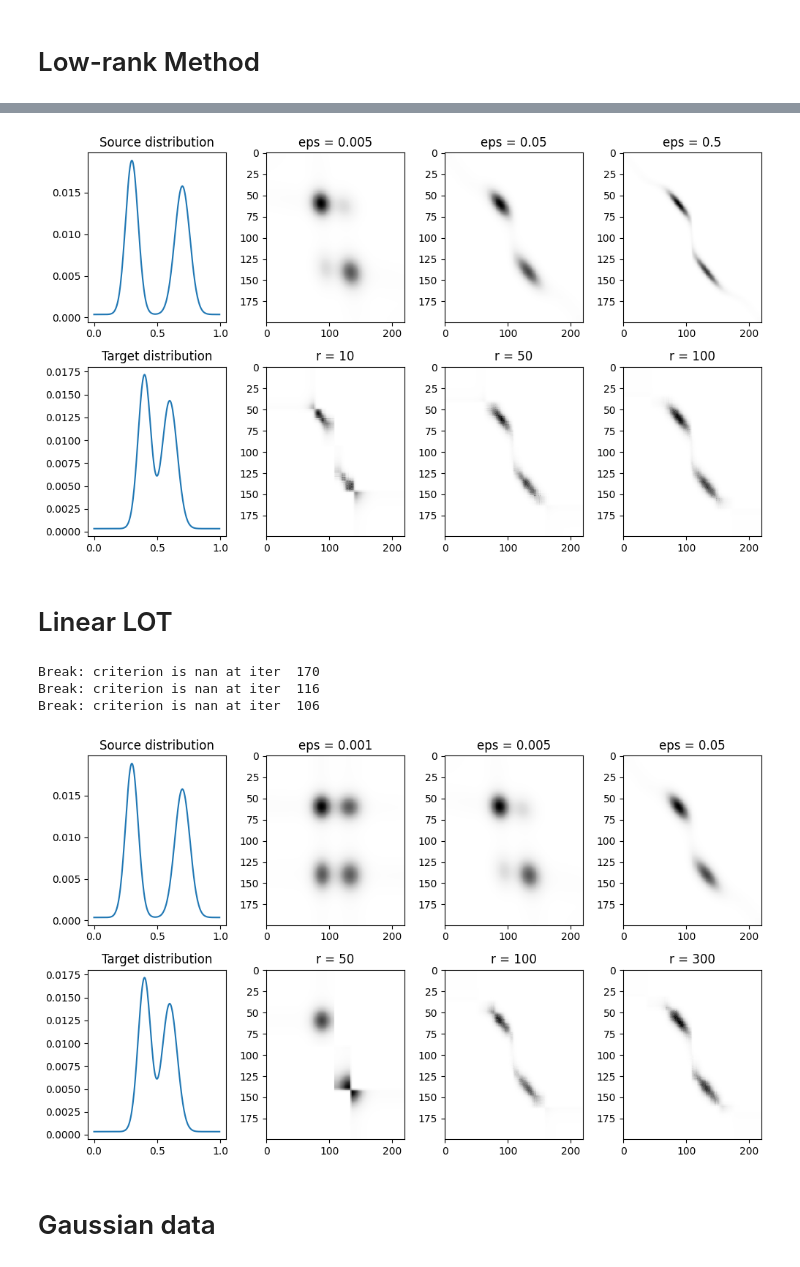
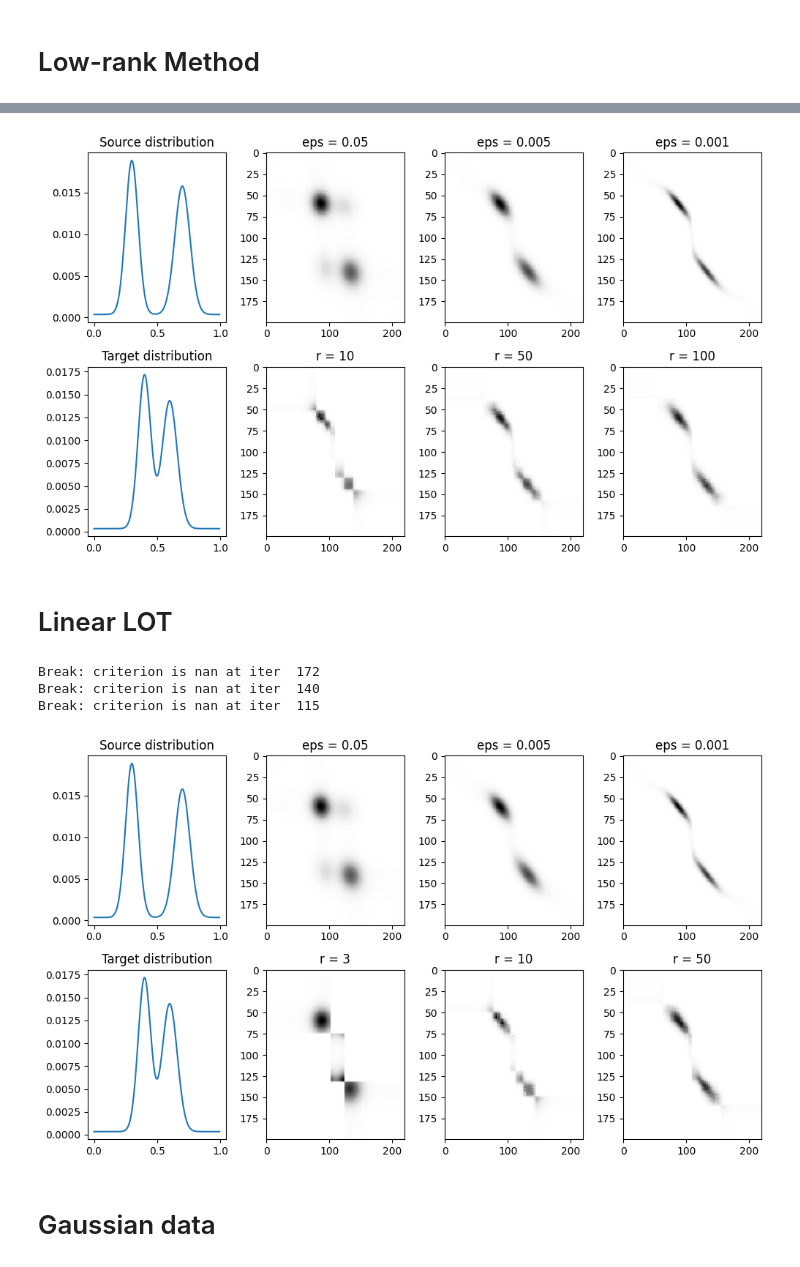
Before and after one commit to AuriantEmeric/OPT, a Jupyter notebook: result_reprod.ipynb, the cells around one changed output, grey strips where cells are left out. Saved outputs shown, nothing was run; the diff lists cells and outputs as text; code cells hidden in the pictures.

```diff
--- a/result_reprod.ipynb
+++ b/result_reprod.ipynb
@@ -152,7 +152,7 @@ axs[1, 0].set_title("Target distribution")
 
 for i in range(1, 4):
     axs[0, i].imshow(P_Sin[-i-1], interpolation="nearest", cmap="Greys", aspect="auto")
-    axs[0, i].set_title(f"eps = {epsilon_list[i]}")
+    axs[0, i].set_title(f"eps = {epsilon_list[-i-1]}")
 
     axs[1, i].imshow(
             P_LOT[i], interpolation="nearest", cmap="Greys", aspect="auto"
@@ -162,13 +162,13 @@ for i in range(1, 4):
 plt.tight_layout()
 plt.show()
 # %% [output]
-[figure, old version]
+[figure, new version]
 # %% [markdown]
 # Linear LOT
 # %%
 ## Compute the couplings obtained by LOT for multiple ranks
 P_LOT = []
-rank_list = [1, 3, 50, 100]
+rank_list = [1, 3, 10, 50]
 
 epsilon=0
 alpha=1e-10
@@ -202,31 +202,31 @@ for rank in rank_list:
     P = Q / g @ R.T
     P_LOT.append(P)
 # %% [output]
-Break: criterion is nan at iter  170
-Break: criterion is nan at iter  116
-Break: criterion is nan at iter  106
+Break: criterion is nan at iter  172
+Break: criterion is nan at iter  140
+Break: criterion is nan at iter  115
 # %%
 fig, axs = plt.subplots(2, 4, figsize=(10, 6), constrained_layout=True)
 
 axs[0, 0].plot(X, a)
 axs[0, 0].set_title("Source distribution")
 axs[1, 0].plot(Y, b)
 axs[1, 0].set_title("Target distribution")
 
 for i in range(1, 4):
-    axs[0, i].imshow(P_Sin[-i], interpolation="nearest", cmap="Greys", aspect="auto")
-    axs[0, i].set_title(f"eps = {epsilon_list[i-1]}")
+    axs[0, i].imshow(P_Sin[-i-1], interpolation="nearest", cmap="Greys", aspect="auto")
+    axs[0, i].set_title(f"eps = {epsilon_list[-i-1]}")
 
     axs[1, i].imshow(
             P_LOT[i], interpolation="nearest", cmap="Greys", aspect="auto"
         )
     axs[1, i].set_title(f"r = {rank_list[i]}")
 
 plt.tight_layout()
 plt.savefig("result/path_sol")
 plt.show()
 # %% [output]
-[figure, old version]
+[figure, new version]
 # %% [markdown]
 # Gaussian data
 # %%
```
Also changed, not shown: parts of 3 cells of this notebook, 6 other files.
